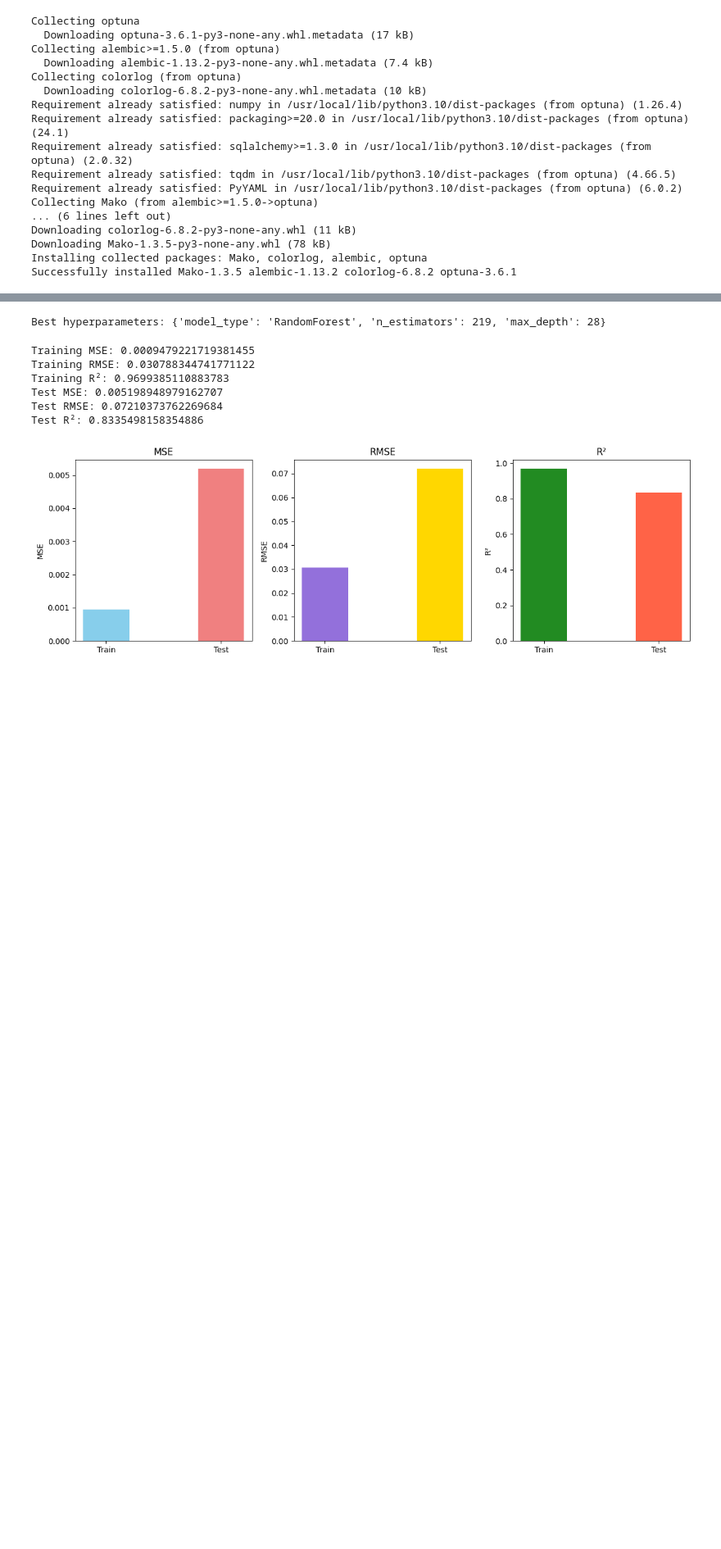
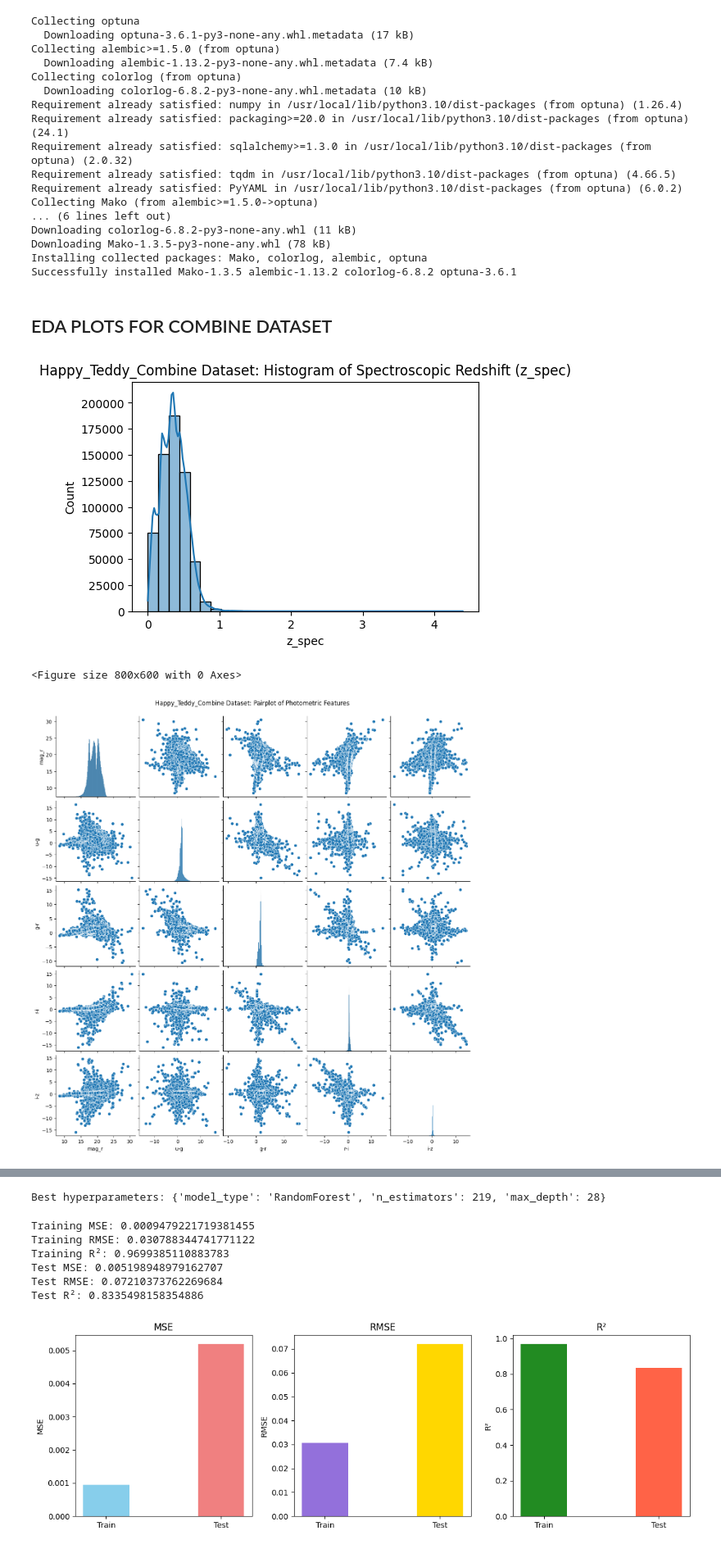
Before and after one commit to saidakhursheed/Estimating-Galaxy-Distances, a Jupyter notebook: combinecode.ipynb, the cells around one changed output, grey strips where cells are left out. Shown at 82% size. Cells and saved outputs as stored; diff of their text form; code cells hidden in the pictures; blank space fills up the shorter version.

```diff
--- a/combinecode.ipynb
+++ b/combinecode.ipynb
@@ -27,0 +31,58 @@ import optuna
+# %%
+happy_teddy_combine_path = r'/content/merge_happy_and_teddy.csv'
+
+
+happy_teddy_combine_df = pd.read_csv(happy_teddy_combine_path)
+# %% [markdown]
+## EDA PLOTS FOR COMBINE DATASET
+# %%
+def create_eda_plots(df, dataset_name):
+    plt.figure(figsize=(12, 8))
+
+    # Histogram of spectroscopic redshift (z_spec)
+    plt.subplot(2, 2, 1)
+    sns.histplot(df['z_spec'], bins=30, kde=True)
+    plt.title(f'{dataset_name}: Histogram of Spectroscopic Redshift (z_spec)')
+
+    # Pairplot of photometric features
+    plt.figure(figsize=(8, 6))
+    sns.pairplot(df[['mag_r', 'u-g', 'g-r', 'r-i', 'i-z']])
+    plt.suptitle(f'{dataset_name}: Pairplot of Photometric Features', y=1.02)
+
+    # Correlation heatmap
+    plt.figure(figsize=(8, 6))
+    corr_matrix = df[['mag_r', 'u-g', 'g-r', 'r-i', 'i-z', 'z_spec']].corr()
+    sns.heatmap(corr_matrix, annot=True, cmap='coolwarm')
+    plt.title(f'{dataset_name}: Correlation Heatmap')
+
+    # Boxplot of magnitudes
+    plt.figure(figsize=(10, 6))
+    sns.boxplot(data=df[['mag_r', 'u-g', 'g-r', 'r-i', 'i-z']])
+    plt.title(f'{dataset_name}: Boxplot of Magnitudes')
+
+    plt.tight_layout()
+    plt.show()
+
+     # Violin plot
+    plt.figure(figsize=(12, 8))
+    sns.violinplot(data=df[['mag_r', 'u-g', 'g-r', 'r-i', 'i-z']])
+    plt.title(f'{dataset_name}: Violin Plot of Photometric Features')
+    plt.show()
+
+    # Count plot of 'u-g'
+   # plt.figure(figsize=(10, 6))
+    #sns.countplot(x='u-g', data=df)
+    #plt.title(f'{dataset_name}: Count Plot of u-g')
+    #plt.show()
+
+    # Scatter plot of 'mag_r' vs 'z_spec'
+    plt.figure(figsize=(10, 6))
+    sns.scatterplot(x='mag_r', y='z_spec', data=df)
+    plt.title(f'{dataset_name}: Scatter Plot of mag_r vs z_spec')
+    plt.show()
+
+create_eda_plots(happy_teddy_combine_df, 'Happy_Teddy_Combine Dataset')
+# %% [output]
+[figure, added]
+<Figure size 800x600 with 0 Axes>
+[figure, added]
```
Also changed, not shown: parts of 9 cells of this notebook.
